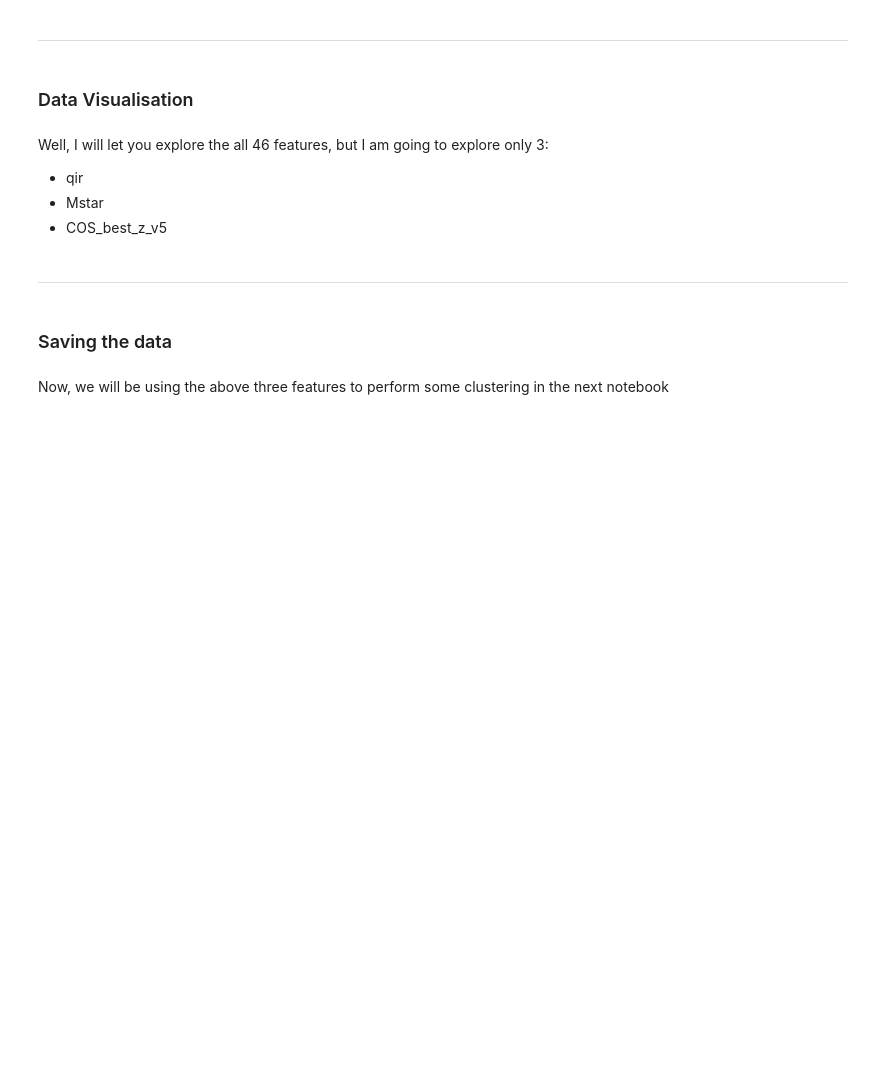
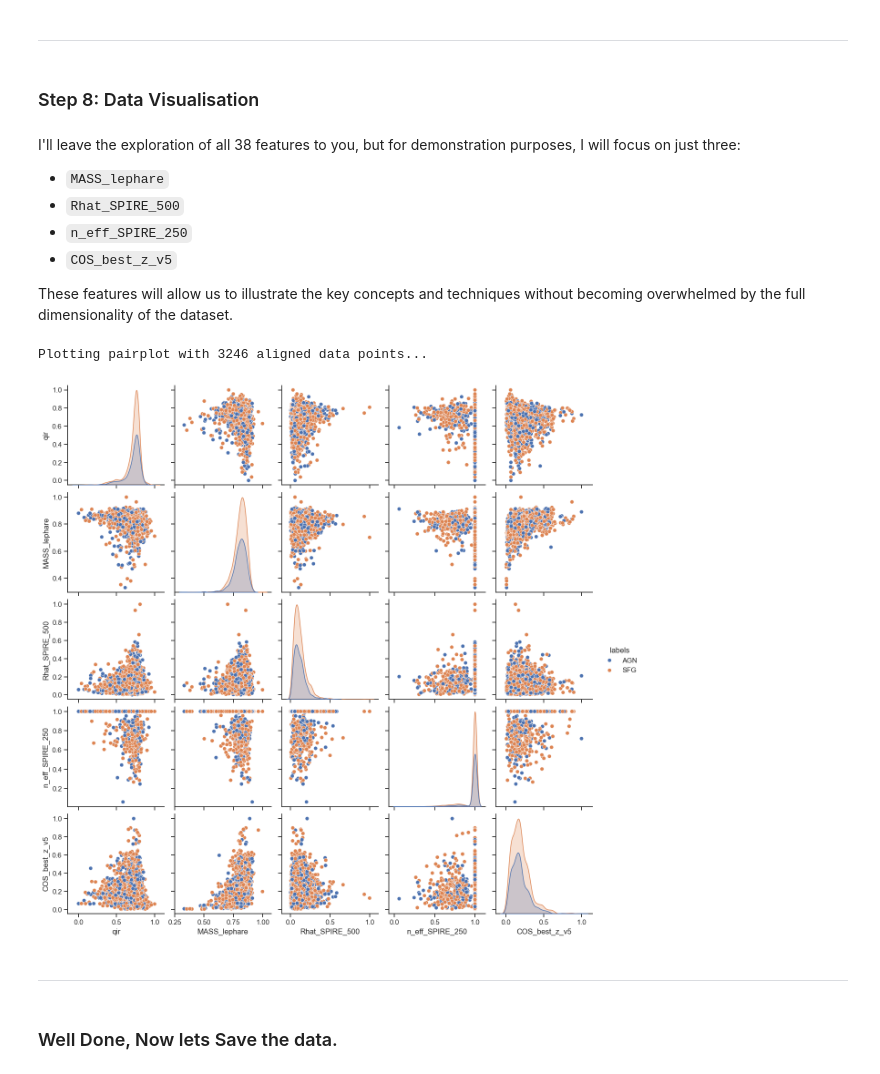
Before and after one commit to pfunzowalter/mightee-hack-pub, a Jupyter notebook: 1-Data_Exploration.ipynb, the cells around one changed output. Drawn from its saved outputs; the diff is of its cells as text; code cells hidden in the pictures; blank space fills up the shorter version.

```diff
--- a/1-Data_Exploration.ipynb
+++ b/1-Data_Exploration.ipynb
@@ -59,0 +132,4 @@ The dataframe seems to be clean, because someone did the cleaning for you, You g
+# %%
+#### Answer to Exercise 1 here:
+
+mightee_data.dropna(inplace=True) #delete this line
@@ -59,0 +261,4 @@ The dataframe seems to be clean, because someone did the cleaning for you, You g
+# %%
+# 1. Separate your target label from the features
+X = mightee_data.drop(columns=["labels"])
+y = mightee_data["labels"]
@@ -76,7 +354,7 @@ From our descriptive statistics and visual data exploration, we notice discrepan
 from sklearn.preprocessing import MinMaxScaler
 
 scaler = MinMaxScaler()
-normalized_mightee = scaler.fit_transform(mightee_data)
-normalized_mightee = pd.DataFrame(normalized_mightee, columns=mightee_data.columns)
+normalized_mightee = scaler.fit_transform(X_numeric)
+normalized_mightee = pd.DataFrame(normalized_mightee, columns=X_numeric.columns)
 # %%
 normalized_mightee.describe()
@@ -89,8 +378,9 @@ Having 147 features can be overwhelming for visualization and clustering. To sim
 # %%
-correlation_matrix = mightee_data.corr()
+correlation_matrix = normalized_mightee.corr()
 upper_tri = correlation_matrix.where(np.triu(np.ones(correlation_matrix.shape), k=1).astype(bool))
 
 # Find the index of feature columns with a correlation greater than 0.80
 to_drop = [column for column in upper_tri.columns if any(upper_tri[column] > 0.80)]
+print(f"Columns to drop due to high correlation (>0.70): {to_drop}")
 
-mightee_data.drop(columns=to_drop, inplace=True)
+normalized_mightee.drop(columns=to_drop, inplace=True)
@@ -99,26 +402,41 @@ mightee_data.shape
 # %% [markdown]
 ---
 # %% [markdown]
-### Data Visualisation
+### Step 8: Data Visualisation
 # %% [markdown]
-Well, I will let you explore the all 46 features, but I am going to explore only 3:
+I'll leave the exploration of all 38 features to you, but for demonstration purposes, I will focus on just three:
 
-- qir
-- Mstar
-- COS_best_z_v5
+- `MASS_lephare`
+- `Rhat_SPIRE_500`
+- `n_eff_SPIRE_250`
+- `COS_best_z_v5`
+
+These features will allow us to illustrate the key concepts and techniques without becoming overwhelmed by the full dimensionality of the dataset.
 # %%
+import matplotlib.pyplot as plt
 import seaborn as sns
 
-# Settings for better visualization
-sns.set(font_scale=1)
-sns.set_style('ticks')
+# 1. Select only the columns you want to plot from your normalized features
+columns_to_plot = ["qir", "MASS_lephare", 'Rhat_SPIRE_500', 'n_eff_SPIRE_250', "COS_best_z_v5"]
 
-# Using pairplot with hue as 'class_star'
-sns.pairplot(mightee_data[['Mstar', 'qir', 'COS_best_z_v5']], hue='COS_best_z_v5')
+# 2. Join the features and target cleanly using their matching index
+# This discards rows that are not present in BOTH datasets automatically
+plot_df = normalized_mightee[columns_to_plot].join(y, how="inner")
+
+# 3. If your target 'y' Series didn't have a column name, pandas name it 'labels'
+# Let's force rename the target column to make sure seaborn can find it
+if "labels" not in plot_df.columns:
+    # If the series was named something else, rename the last column to 'labels'
+    plot_df.rename(columns={plot_df.columns[-1]: "labels"}, inplace=True)
+
+# 4. Generate the pairplot safely
+print(f"Plotting pairplot with {len(plot_df)} aligned data points...")
+sns.pairplot(plot_df, hue="labels")
 plt.show()
+# %% [output]
+Plotting pairplot with 3246 aligned data points...
+[figure, added]
 # %% [markdown]
 ----
 # %% [markdown]
-### Saving the data
+### Well Done, Now lets Save the data.
-# %% [markdown]
-Now, we will be using the above three features to perform some clustering in the next notebook
```
Also changed, not shown: parts of 38 cells of this notebook, 14 other files.
